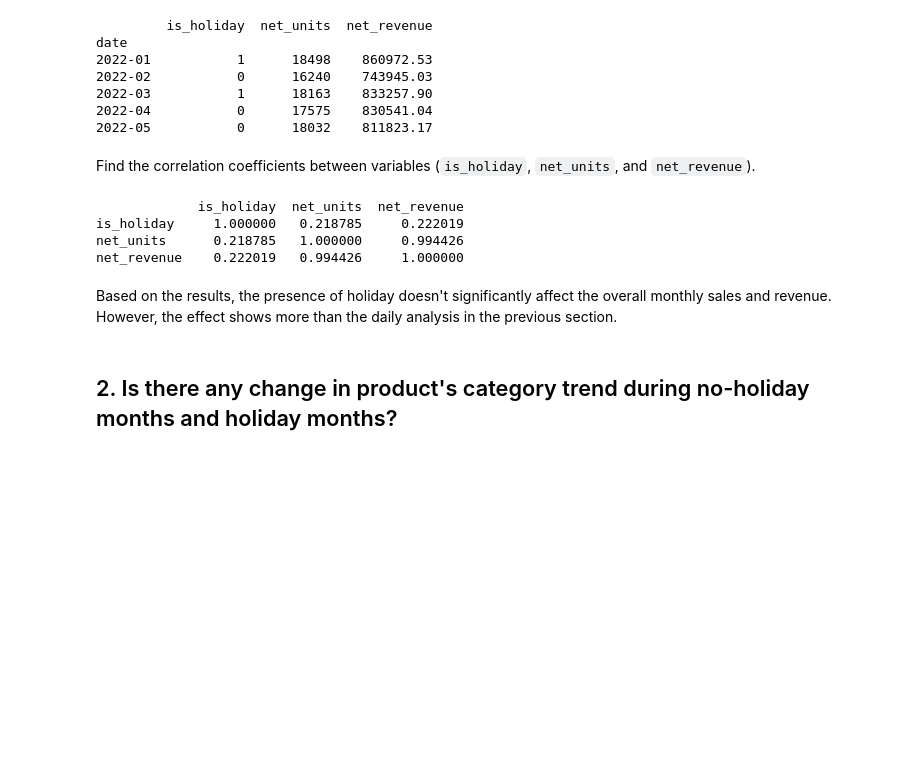
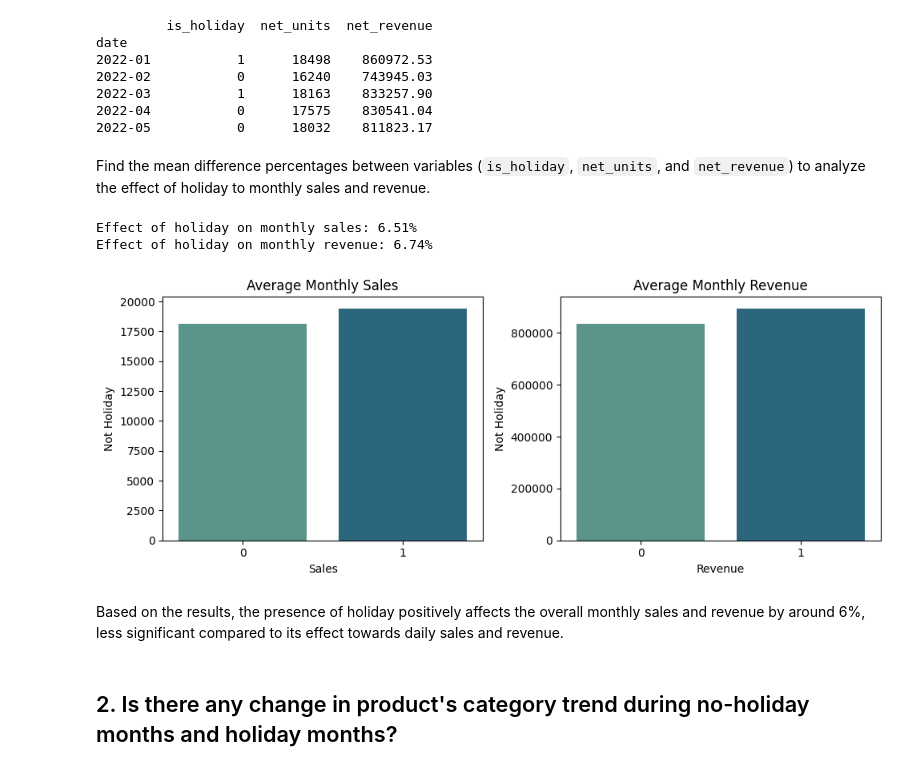
Before and after one commit to gracypresilia/SalesRevenue_Multivariate_Forecasting, a Jupyter notebook: eda.ipynb, the cells around one changed output. Saved outputs shown, nothing was run; the diff lists cells and outputs as text; code cells hidden in the pictures; blank space fills up the shorter version.

```diff
--- a/eda.ipynb
+++ b/eda.ipynb
@@ -167,17 +178,25 @@ date
 2022-04           0      17575    830541.04
 2022-05           0      18032    811823.17
 # %% [markdown]
-Find the correlation coefficients between variables (`is_holiday`, `net_units`, and `net_revenue`).
+Find the mean difference percentages between variables (`is_holiday`, `net_units`, and `net_revenue`) to analyze the effect of holiday to monthly sales and revenue.
-# %%
-corr_1_2 = df_1[['is_holiday', 'net_units', 'net_revenue']].corr()
-print(corr_1_2)
-# %% [output]
-             is_holiday  net_units  net_revenue
-is_holiday     1.000000   0.218785     0.222019
-net_units      0.218785   1.000000     0.994426
-net_revenue    0.222019   0.994426     1.000000
+# %%
+bmd_holiday_monthly = binary_mean_diff(df_1, 'is_holiday', 'both')
+print(f"Effect of holiday on monthly sales: {bmd_holiday_monthly['sales_pct_diff']:.2f}%")
+print(f"Effect of holiday on monthly revenue: {bmd_holiday_monthly['rev_pct_diff']:.2f}%")
+# %% [output]
+Effect of holiday on monthly sales: 6.51%
+Effect of holiday on monthly revenue: 6.74%
+# %%
+# Visualize results as barplot comparison.
+fig, ax = plt.subplots(1, 2, figsize=(10,4))
+plot_bar(df_1, 'is_holiday', 'net_units', 'Average Monthly Sales', 'Sales', 'Not Holiday', 'Holiday', ax=ax[0])
+plot_bar(df_1, 'is_holiday', 'net_revenue', 'Average Monthly Revenue', 'Revenue', 'Not Holiday', 'Holiday', ax=ax[1])
+plt.tight_layout()
+plt.show()
+# %% [output]
+[figure, added]
 # %% [markdown]
-Based on the results, the presence of holiday doesn't significantly affect the overall monthly sales and revenue. However, the effect shows more than the daily analysis in the previous section.
+Based on the results, the presence of holiday positively affects the overall monthly sales and revenue by around 6%, less significant compared to its effect towards daily sales and revenue.
 # %% [markdown]
 ## 2. Is there any change in product's category trend during no-holiday months and holiday months?
 # %% [markdown]
```
Also changed, not shown: parts of 50 cells of this notebook, 1 other file.
